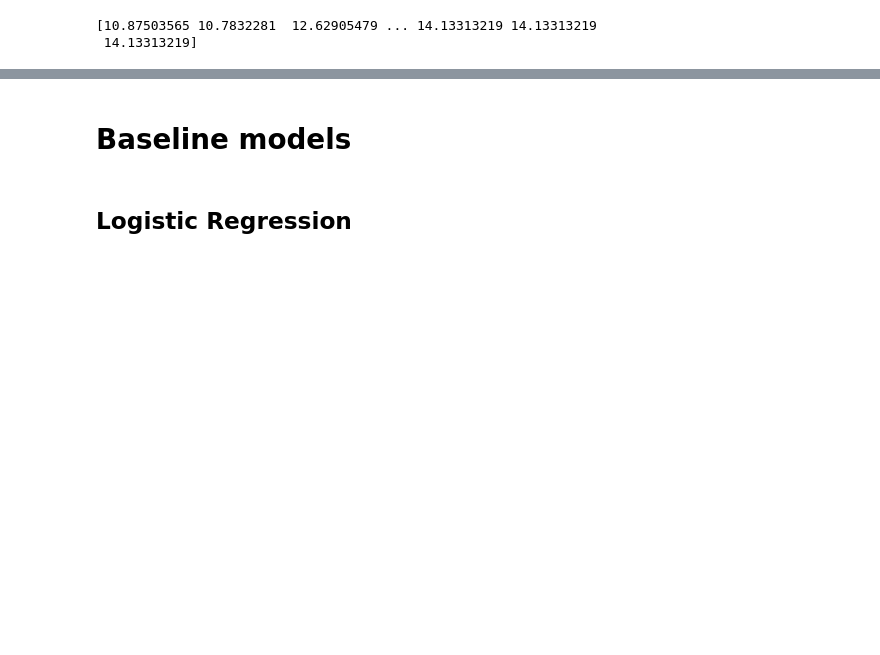
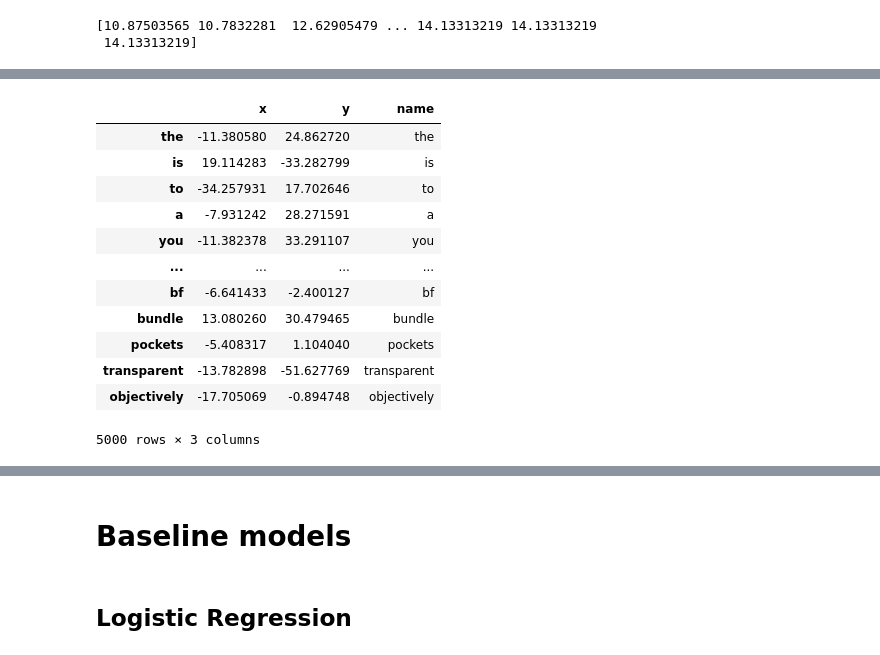
Before and after one commit to LyndaATT/Sarcasm-Detection-on-Reddit, a Jupyter notebook: sarcasm detectionModel.ipynb, the cells around one changed output, grey strips where cells are left out. Cells and saved outputs as stored; diff of their text form; code cells hidden in the pictures; blank space fills up the shorter version.

```diff
--- a/sarcasm detectionModel.ipynb
+++ b/sarcasm detectionModel.ipynb
@@ -248,0 +307,15 @@ print(vectorizer.idf_)
+# %%
+lst_corpus = []
+for string in corpus:
+   lst_words = string.split()
+   lst_grams = [" ".join(lst_words[i:i+1])
+               for i in range(0, len(lst_words), 1)]
+   lst_corpus.append(lst_grams)
+# %%
+nlp = gensim.models.word2vec.Word2Vec(lst_corpus, vector_size=300,
+            window=8, min_count=1)
+# %%
+vocab = list(nlp.wv.key_to_index)
+X = nlp.wv[vocab[:5000]]
+
+X[0]
@@ -248,0 +340,3 @@ print(vectorizer.idf_)
+# %%
+tsne = TSNE(n_components=2)
+X_tsne = tsne.fit_transform(X)
@@ -248,0 +346,21 @@ print(vectorizer.idf_)
+# %%
+dfW2V = pd.DataFrame(X_tsne, index=vocab[:5000], columns=['x', 'y'])
+name = []
+for word, pos in dfW2V.iterrows():
+    name.append(word)
+dfW2V["name"]= name
+dfW2V
+# %% [output]
+|  | x | y | name |
+| the | -11.380580 | 24.862720 | the |
+| is | 19.114283 | -33.282799 | is |
+| to | -34.257931 | 17.702646 | to |
+| a | -7.931242 | 28.271591 | a |
+| you | -11.382378 | 33.291107 | you |
+| ... | ... | ... | ... |
+| bf | -6.641433 | -2.400127 | bf |
+| bundle | 13.080260 | 30.479465 | bundle |
+| pockets | -5.408317 | 1.104040 | pockets |
+| transparent | -13.782898 | -51.627769 | transparent |
+| objectively | -17.705069 | -0.894748 | objectively |
+5000 rows × 3 columns
```
Also changed, not shown: parts of 47 cells of this notebook.
